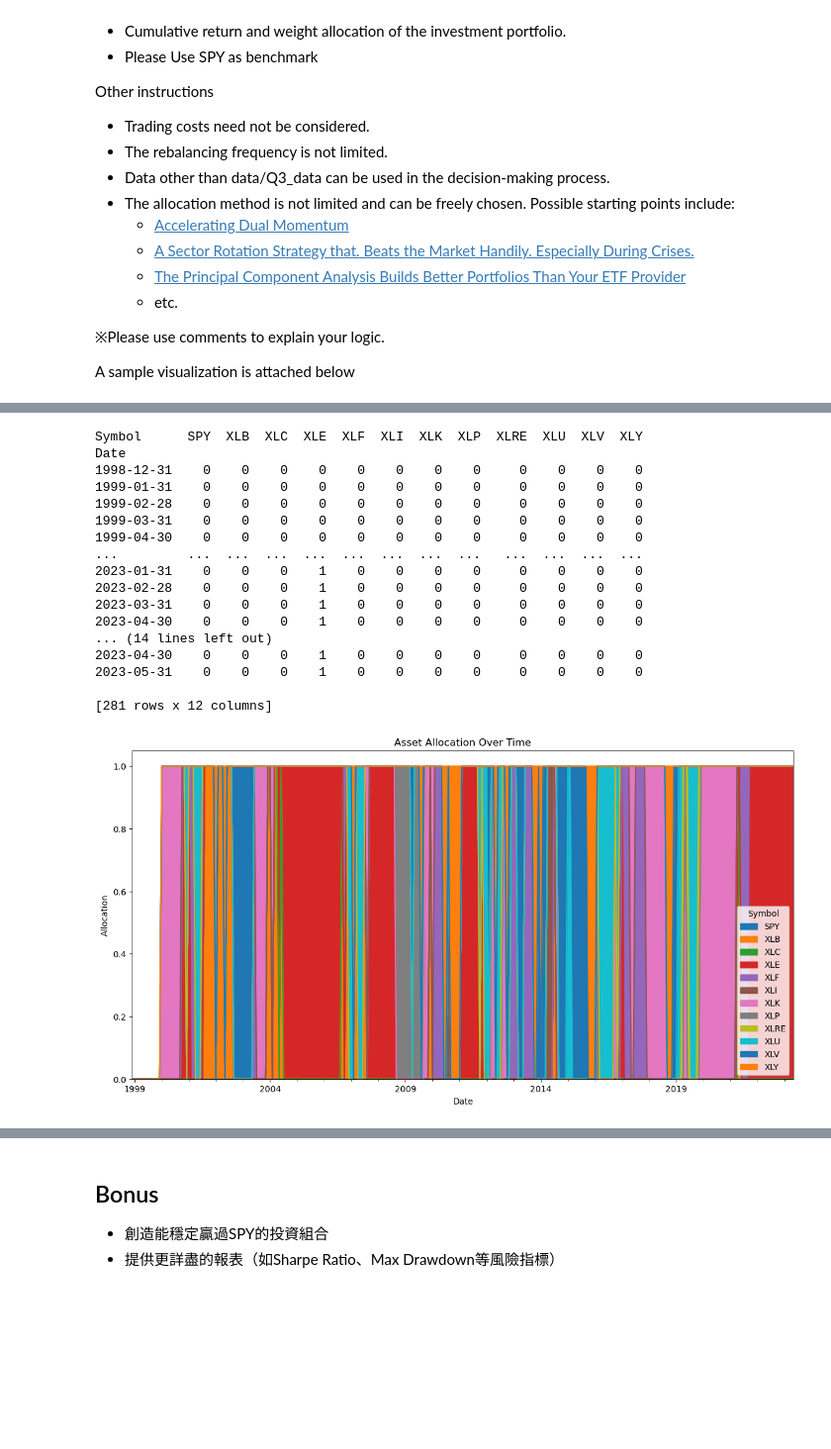
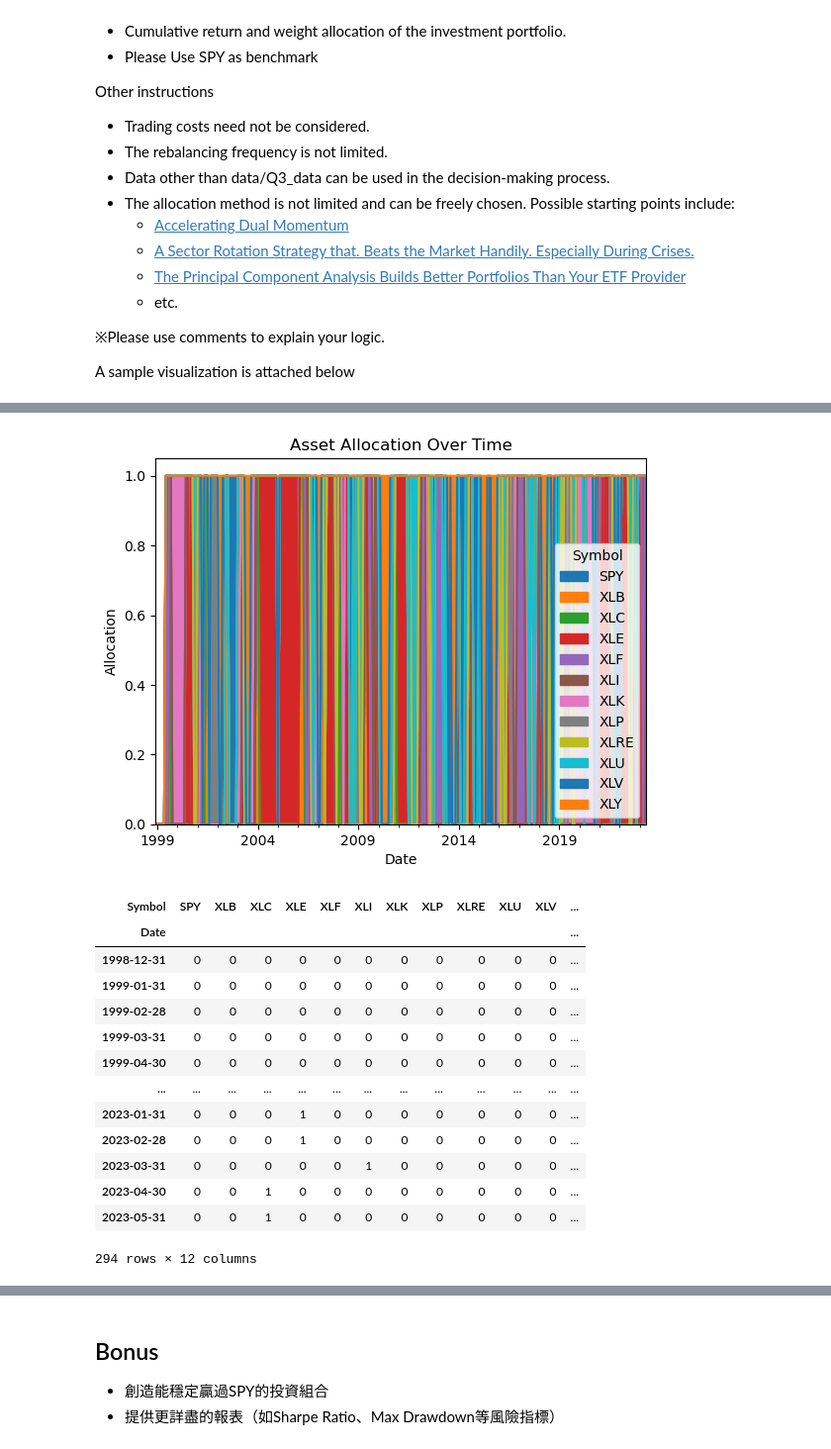
Before and after one commit to Raccoon103/Gambling-Apocalypse-Crypto, a Jupyter notebook: CryptoStrat.ipynb, the cells around one changed output, grey strips where cells are left out. Shown at 99% size. Drawn from its saved outputs; the diff is of its cells as text; code cells hidden in the pictures; blank space fills up the shorter version.

```diff
--- a/CryptoStrat.ipynb
+++ b/CryptoStrat.ipynb
@@ -614,42 +282,19 @@ Date
-# %%
-# Create a DataFrame similar to df_weights, but initially fill it with zeros
-df_portfolio_allocation = pd.DataFrame(0, index=df.index, columns=df.columns)
-
-# For each date, set the column specified by column_labels to 1 and others to 0
-for date in df_portfolio_allocation.index:
-    if pd.notna(column_labels.loc[date]):
-        # Reset all columns to zero for the current date
-        df_portfolio_allocation.loc[date, :] = 0
-        # Set the column specified by column_labels to 1 for the current date
-        df_portfolio_allocation.loc[date, column_labels.loc[date]] = 1
-
-# Assuming monthly rebalancing, forward fill the weights
-df_portfolio_allocation = df_portfolio_allocation.resample('M').first().ffill()
-print(df_portfolio_allocation)
-print(df_portfolio_allocation[(df_portfolio_allocation.any(axis=1) == 1)])
-
-# Plotting
-fig, ax = plt.subplots(figsize=(14,7))
-df_portfolio_allocation.plot.area(ax=ax)
-ax.set_ylabel('Allocation')
-ax.set_title('Asset Allocation Over Time')
-plt.show()
-# %% [output]
-Symbol      SPY  XLB  XLC  XLE  XLF  XLI  XLK  XLP  XLRE  XLU  XLV  XLY
-Date
-1998-12-31    0    0    0    0    0    0    0    0     0    0    0    0
-1999-01-31    0    0    0    0    0    0    0    0     0    0    0    0
-1999-02-28    0    0    0    0    0    0    0    0     0    0    0    0
-1999-03-31    0    0    0    0    0    0    0    0     0    0    0    0
-1999-04-30    0    0    0    0    0    0    0    0     0    0    0    0
-...         ...  ...  ...  ...  ...  ...  ...  ...   ...  ...  ...  ...
-2023-01-31    0    0    0    1    0    0    0    0     0    0    0    0
-2023-02-28    0    0    0    1    0    0    0    0     0    0    0    0
-2023-03-31    0    0    0    1    0    0    0    0     0    0    0    0
-2023-04-30    0    0    0    1    0    0    0    0     0    0    0    0
-... (14 lines left out)
-2023-04-30    0    0    0    1    0    0    0    0     0    0    0    0
-2023-05-31    0    0    0    1    0    0    0    0     0    0    0    0
-
-[281 rows x 12 columns]
-[figure, removed]
+# %%
+weights_test2 = allocation_dual_momentum(test2[0], df_returns.copy())
+weights_test2
+# %% [output]
+[figure, added]
+| Symbol | SPY | XLB | XLC | XLE | XLF | XLI | XLK | XLP | XLRE | XLU | XLV | ... |
+| Date |  |  |  |  |  |  |  |  |  |  |  | ... |
+| 1998-12-31 | 0 | 0 | 0 | 0 | 0 | 0 | 0 | 0 | 0 | 0 | 0 | ... |
+| 1999-01-31 | 0 | 0 | 0 | 0 | 0 | 0 | 0 | 0 | 0 | 0 | 0 | ... |
+| 1999-02-28 | 0 | 0 | 0 | 0 | 0 | 0 | 0 | 0 | 0 | 0 | 0 | ... |
+| 1999-03-31 | 0 | 0 | 0 | 0 | 0 | 0 | 0 | 0 | 0 | 0 | 0 | ... |
+| 1999-04-30 | 0 | 0 | 0 | 0 | 0 | 0 | 0 | 0 | 0 | 0 | 0 | ... |
+| ... | ... | ... | ... | ... | ... | ... | ... | ... | ... | ... | ... | ... |
+| 2023-01-31 | 0 | 0 | 0 | 1 | 0 | 0 | 0 | 0 | 0 | 0 | 0 | ... |
+| 2023-02-28 | 0 | 0 | 0 | 1 | 0 | 0 | 0 | 0 | 0 | 0 | 0 | ... |
+| 2023-03-31 | 0 | 0 | 0 | 0 | 0 | 1 | 0 | 0 | 0 | 0 | 0 | ... |
+| 2023-04-30 | 0 | 0 | 1 | 0 | 0 | 0 | 0 | 0 | 0 | 0 | 0 | ... |
+| 2023-05-31 | 0 | 0 | 1 | 0 | 0 | 0 | 0 | 0 | 0 | 0 | 0 | ... |
+294 rows × 12 columns
```
Also changed, not shown: parts of 31 cells of this notebook.
